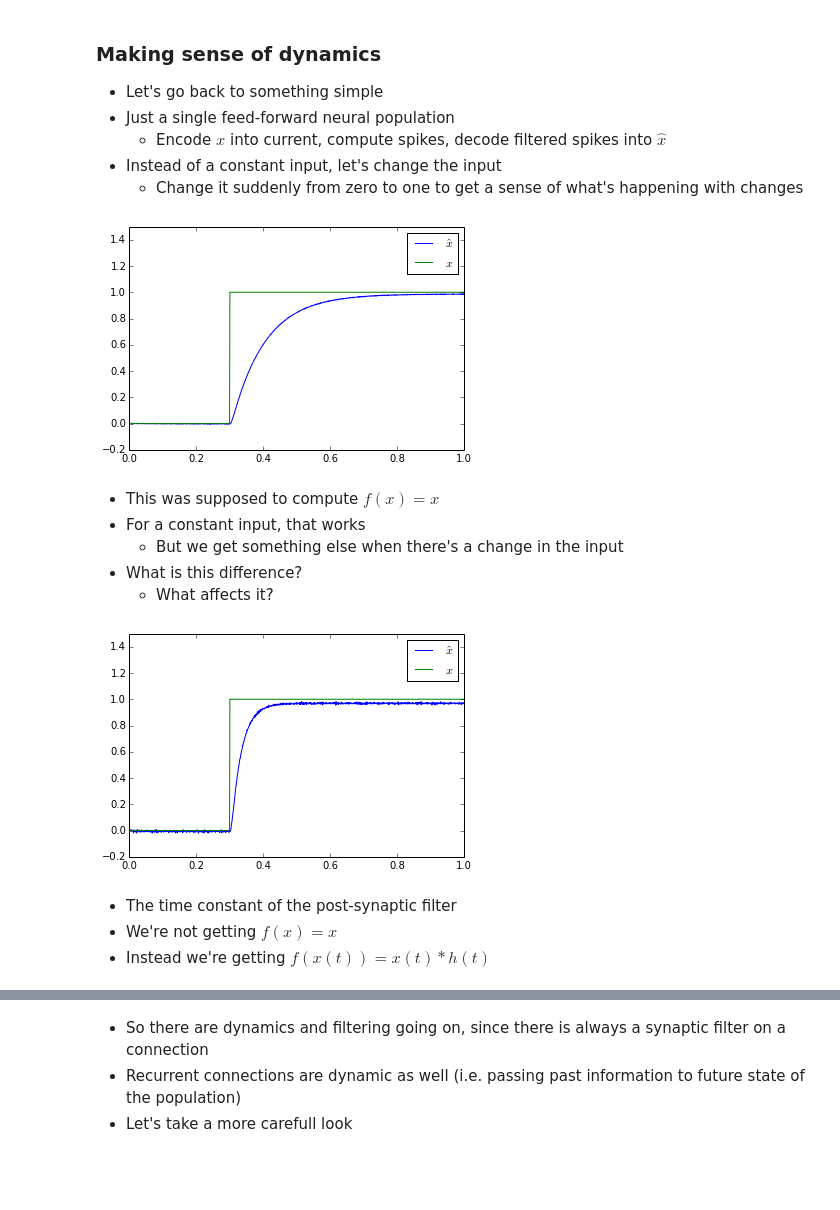
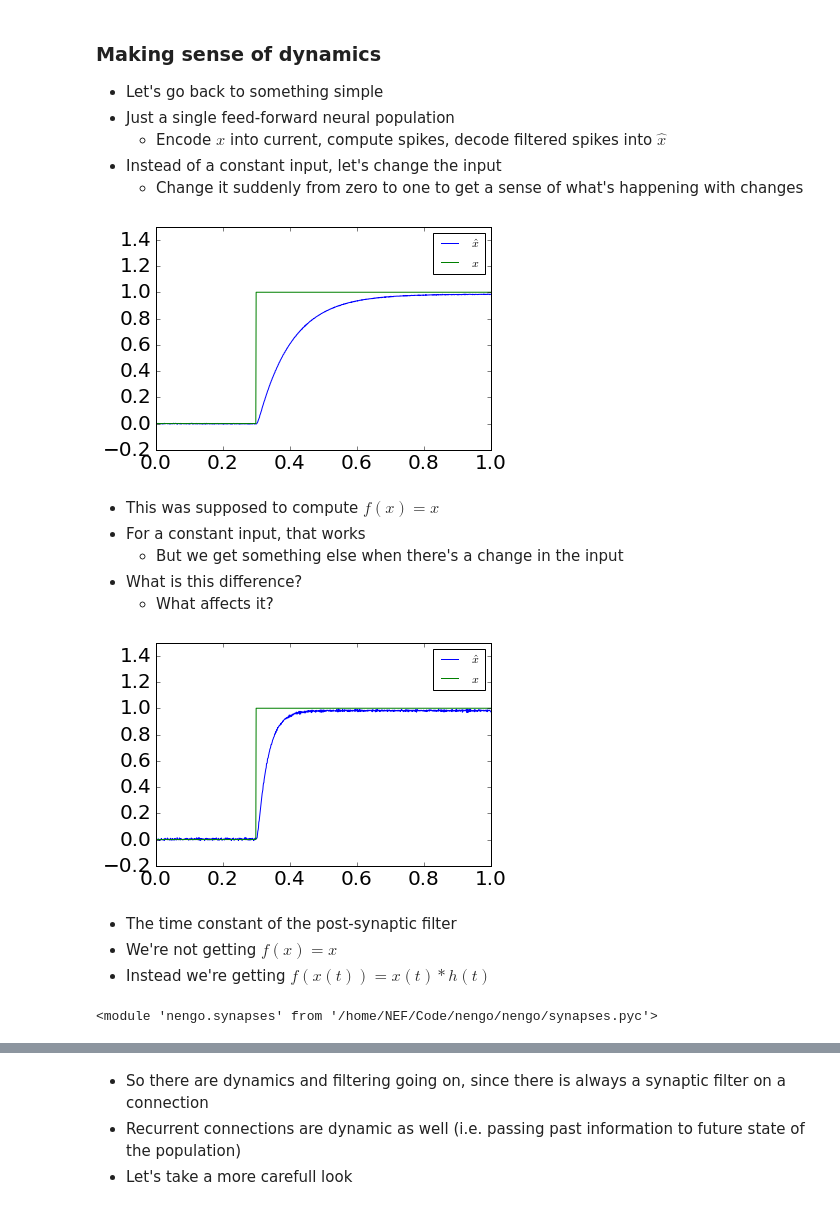
Before and after one commit to Stanford-BIS/syde556, a Jupyter notebook: EE 304 Lecture 5 Dynamics.ipynb, the cells around one changed output, grey strips where cells are left out. Drawn from its saved outputs; the diff is of its cells as text; code cells hidden in the pictures; blank space fills up the shorter version.

Commit message:
update figures to png

```diff
--- a/EE 304 Lecture 5 Dynamics.ipynb
+++ b/EE 304 Lecture 5 Dynamics.ipynb
@@ -38,3 +34,13 @@ Populating the interactive namespace from numpy and matplotlib
+# %%
+import nengo
+import numpy as np
+from matplotlib import pyplot as plt
+plt.rcParams['axes.labelsize'] = 24
+plt.rcParams['axes.titlesize'] = 24
+plt.rcParams['xtick.labelsize'] = 20
+plt.rcParams['ytick.labelsize'] = 20
+from matplotlib.pyplot import *
+%matplotlib inline
 # %%
 import nengo
 
@@ -146,31 +143,31 @@ Simulation finished in 0:00:01.
 # %%
 import nengo
 from nengo.utils.functions import piecewise
 
 model = nengo.Network()
 
 with model:
     stim = nengo.Node(piecewise({.3:1}))
     ensA = nengo.Ensemble(100, dimensions=1)
 
     def feedback(x):
         return x
 
     nengo.Connection(stim, ensA)
     #conn = nengo.Connection(ensA, ensA, function=feedback)
 
     stim_p = nengo.Probe(stim)
     ensA_p = nengo.Probe(ensA, synapse=.1)
 
 sim = nengo.Simulator(model)
-sim.run(1)
+sim.run(1, progress_bar=False)
 
 plot(sim.trange(), sim.data[ensA_p], label="$\hat{x}$")
 plot(sim.trange(), sim.data[stim_p], label="$x$")
 legend()
 ylim(-.2,1.5);
 # %% [output]
-[figure, old version]
+[figure, new version]
 # %% [markdown]
 - This was supposed to compute $f(x)=x$
 - For a constant input, that works
@@ -182,18 +179,22 @@ with model:
     ensA_p = nengo.Probe(ensA, synapse=.03)
 
 sim = nengo.Simulator(model)
-sim.run(1)
+sim.run(1, progress_bar=False)
 
 plot(sim.trange(), sim.data[ensA_p], label="$\hat{x}$")
 plot(sim.trange(), sim.data[stim_p], label="$x$")
 legend()
 ylim(-.2,1.5);
 # %% [output]
-[figure, old version]
+[figure, new version]
 # %% [markdown]
 - The time constant of the post-synaptic filter
 - We're not getting $f(x)=x$
 - Instead we're getting $f(x(t))=x(t)*h(t)$
+# %%
+print nengo.synapses
+# %% [output]
+<module 'nengo.synapses' from '/home/NEF/Code/nengo/nengo/synapses.pyc'>
 # %%
 tau = 0.03
 with model:
```
Also changed, not shown: parts of 13 cells of this notebook, 14 other files.
